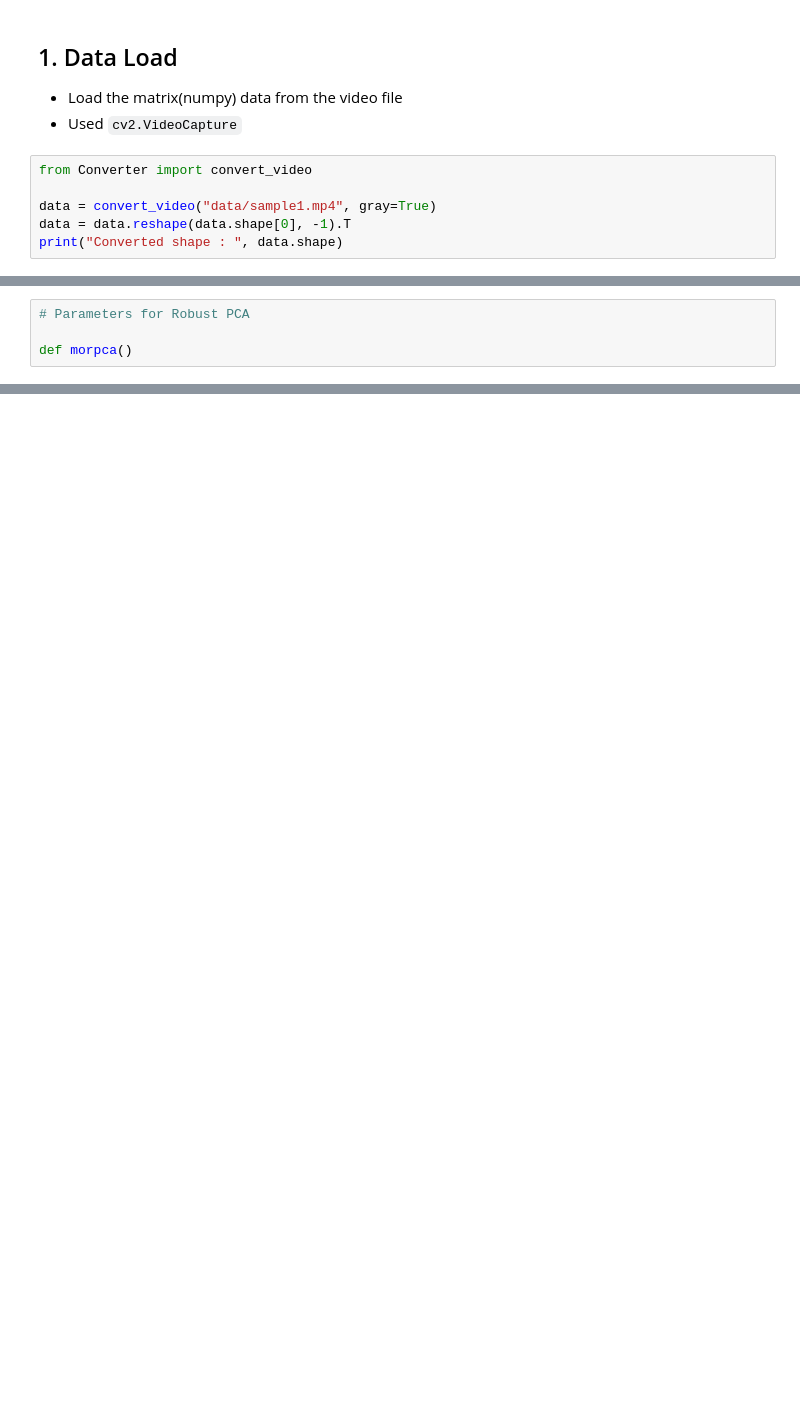
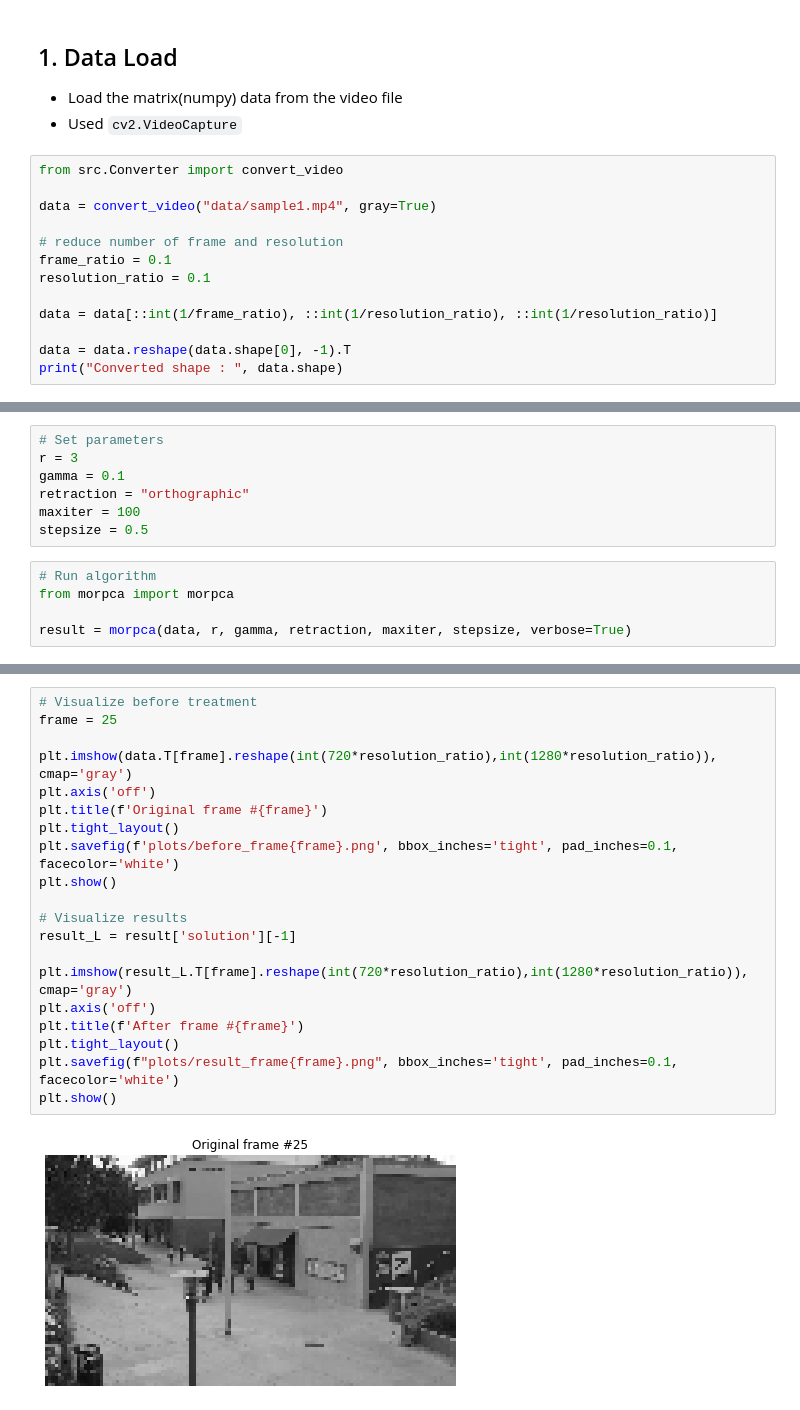
Before and after one commit to ddangchani/RobustPCA, a Jupyter notebook: Example.ipynb, the cells around one changed output, grey strips where cells are left out. Cells and saved outputs as stored; diff of their text form; blank space fills up the shorter version.

```diff
--- a/Example.ipynb
+++ b/Example.ipynb
@@ -15,9 +14,16 @@ import matplotlib.pyplot as plt
 - Load the matrix(numpy) data from the video file
 - Used `cv2.VideoCapture`
 # %%
-from Converter import convert_video
+from src.Converter import convert_video
 
 data = convert_video("data/sample1.mp4", gray=True)
+
+# reduce number of frame and resolution
+frame_ratio = 0.1
+resolution_ratio = 0.1
+
+data = data[::int(1/frame_ratio), ::int(1/resolution_ratio), ::int(1/resolution_ratio)]
+
 data = data.reshape(data.shape[0], -1).T
 print("Converted shape : ", data.shape)
 # %% [output]
@@ -43,4 +34,0 @@ def RPCA(Y, r, gamma, eta):
-# %%
-# Parameters for Robust PCA
-
-def morpca()
@@ -73,0 +43,12 @@ Arrays equal: True
+# %%
+# Set parameters
+r = 3
+gamma = 0.1
+retraction = "orthographic"
+maxiter = 100
+stepsize = 0.5
+# %%
+# Run algorithm
+from morpca import morpca
+
+result = morpca(data, r, gamma, retraction, maxiter, stepsize, verbose=True)
@@ -73,0 +73,22 @@ Arrays equal: True
+# %%
+# Visualize before treatment
+frame = 25
+
+plt.imshow(data.T[frame].reshape(int(720*resolution_ratio),int(1280*resolution_ratio)), cmap='gray')
+plt.axis('off')
+plt.title(f'Original frame #{frame}')
+plt.tight_layout()
+plt.savefig(f'plots/before_frame{frame}.png', bbox_inches='tight', pad_inches=0.1, facecolor='white')
+plt.show()
+
+# Visualize results
+result_L = result['solution'][-1]
+
+plt.imshow(result_L.T[frame].reshape(int(720*resolution_ratio),int(1280*resolution_ratio)), cmap='gray')
+plt.axis('off')
+plt.title(f'After frame #{frame}')
+plt.tight_layout()
+plt.savefig(f"plots/result_frame{frame}.png", bbox_inches='tight', pad_inches=0.1, facecolor='white')
+plt.show()
+# %% [output]
+[figure, added]
```
Also changed, not shown: parts of 16 cells of this notebook, 11 other files.
